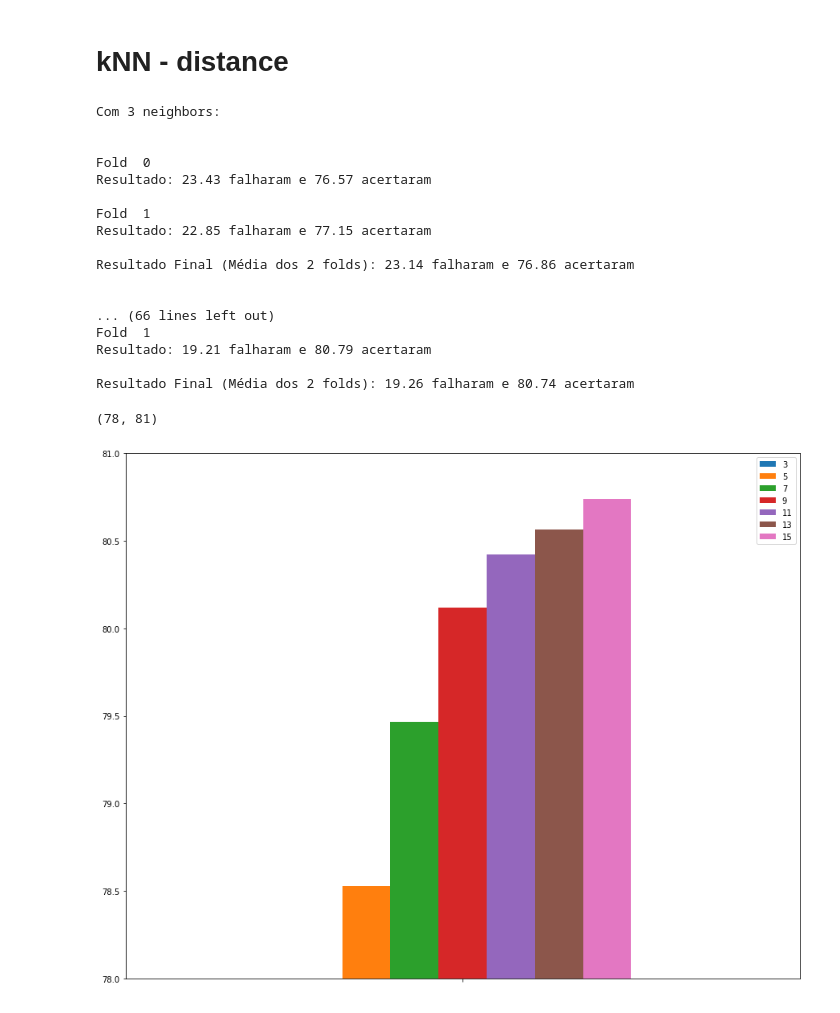
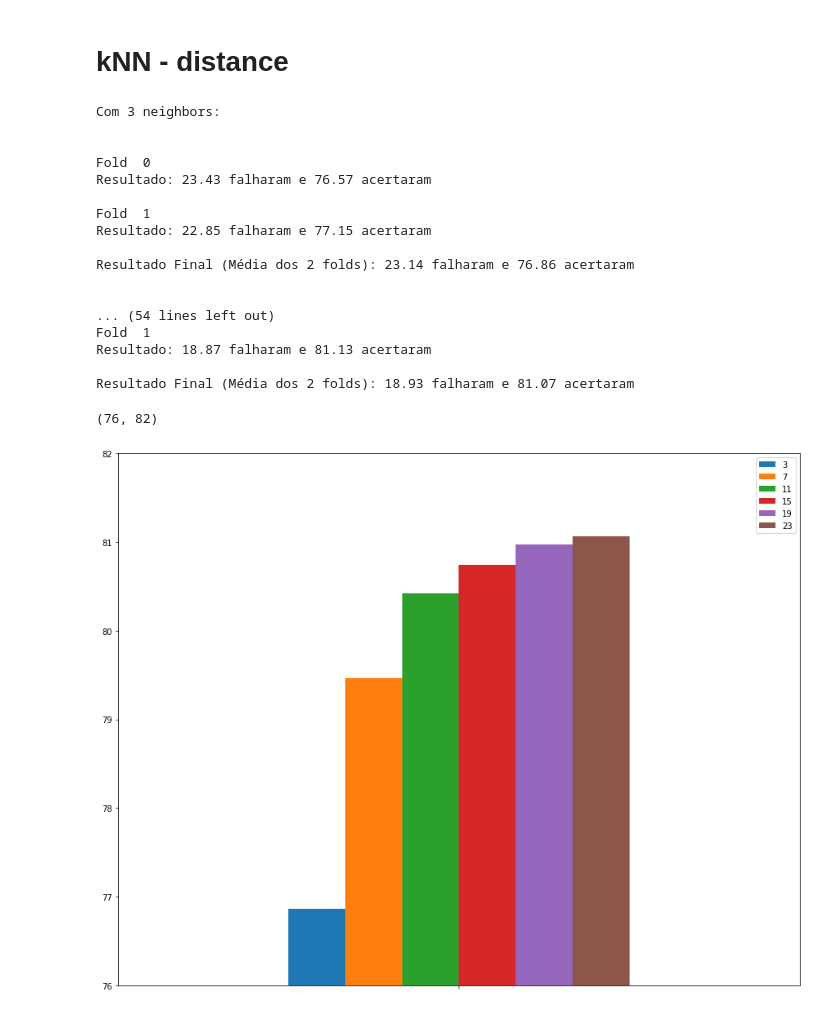
Before and after one commit to gustavoisidio/cienciadedados, a Jupyter notebook: projeto/kNN.ipynb, the cells around one changed output. Cells and saved outputs as stored; diff of their text form; code cells hidden in the pictures.

```diff
--- a/projeto/kNN.ipynb
+++ b/projeto/kNN.ipynb
@@ -57,7 +55,7 @@ k = 2
 folds, X_train, y_train = load_data_kfold(k)
 
 
-for x in range(3, 17, 2):
+for x in range(3, 24, 4):
 
     uniform_Falhas_Media = 0
     uniform_Acertos_Media = 0
@@ -162,7 +163,7 @@ k = 2
 folds, X_train, y_train = load_data_kfold(k)
 
 
-for x in range(3, 17, 2):
+for x in range(3, 24, 4):
 
     distance_Falhas_Media = 0
     distance_Acertos_Media = 0
@@ -212,27 +213,26 @@ Resultado: 22.85 falharam e 77.15 acertaram
 Resultado Final (Média dos 2 folds): 23.14 falharam e 76.86 acertaram
 
 
-... (66 lines left out)
+... (54 lines left out)
 Fold  1
-Resultado: 19.21 falharam e 80.79 acertaram
+Resultado: 18.87 falharam e 81.13 acertaram
 
-Resultado Final (Média dos 2 folds): 19.26 falharam e 80.74 acertaram
+Resultado Final (Média dos 2 folds): 18.93 falharam e 81.07 acertaram
 # %%
 data = {'3':knn_Acertos_Total[0],
-        '5':knn_Acertos_Total[1],
-        '7':knn_Acertos_Total[2],
-        '9':knn_Acertos_Total[3],
-        '11':knn_Acertos_Total[4],
-        '13':knn_Acertos_Total[5],
-        '15':knn_Acertos_Total[6]}
+        '7':knn_Acertos_Total[1],
+        '11':knn_Acertos_Total[2],
+        '15':knn_Acertos_Total[3],
+        '19':knn_Acertos_Total[4],
+        '23':knn_Acertos_Total[5]}
 
 # Creates pandas DataFrame.
 dfResultados = pd.DataFrame(data, index =[''])
 
 ax = dfResultados.plot(figsize=(15,12), kind='bar')
-ax.set_ylim(78, 81)
+ax.set_ylim(76, 82)
 # %% [output]
-(78, 81)
+(76, 82)
-[figure, old version]
+[figure, new version]
 # %%
 data = {'3':knn_Falhas_Total[0],
```
Also changed, not shown: parts of 6 cells of this notebook, 1 other file.
